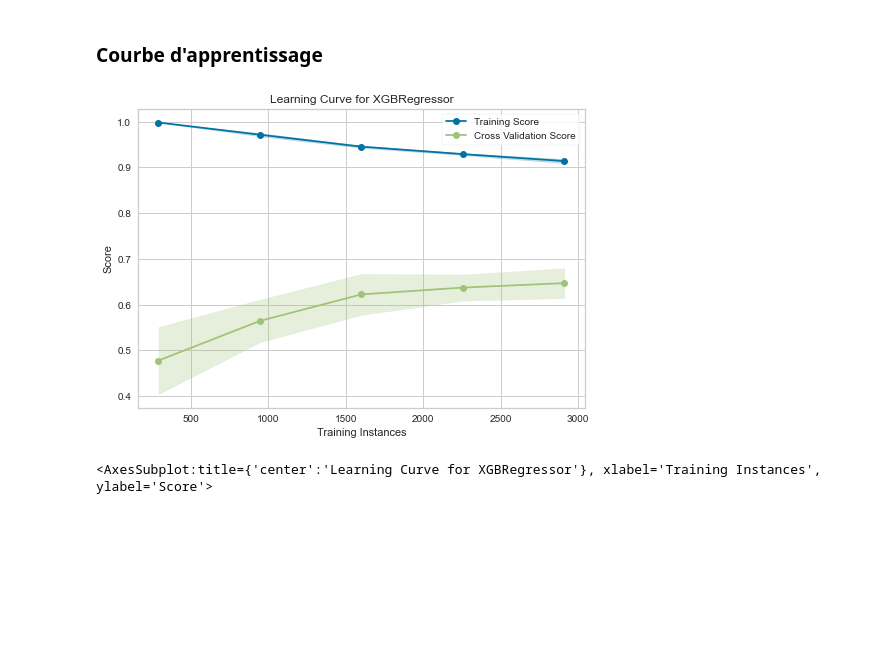
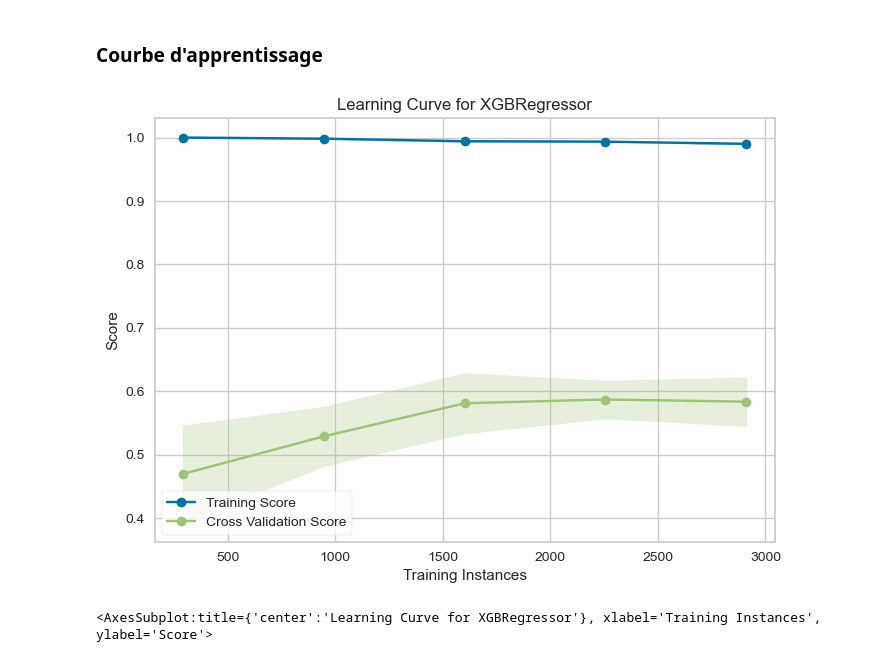
Before and after one commit to WENDSONG/PROJET_IML_GROUPE_2, a Jupyter notebook: PROJET_IML_Groupe2.ipynb, the cells around one changed output. Drawn from its saved outputs; the diff is of its cells as text; code cells hidden in the pictures; blank space fills up the shorter version.

```diff
--- a/PROJET_IML_Groupe2.ipynb
+++ b/PROJET_IML_Groupe2.ipynb
@@ -350,9 +416,11 @@ log_y.describe().T
 ### One Hot Encoding
 * Encodage de la variable city par la methode du one hot encoding
 # %%
-##encodage de la variable city
+## encodage de la variable  qualitative city
 
-X = pd.get_dummies(X, columns= ['city'])
-print(f'X.shape: {X.shape}')
-X.head()
+var_Qual_Encode = pd.get_dummies(var_Qual)
+vecteur = range(len(var_num))
+var_Qual_Encode = var_Qual_Encode.assign(nouvelle_variable = vecteur)
+print(f'var_Qual_Encode.shape: {var_Qual_Encode.shape}')
+var_Qual_Encode.head()
 # %% [output]
@@ -368,9 +436,13 @@ X.shape: (4551, 52)
 
 * Standardisation de X par la methode du RobusteScaler
 # %%
-## standardization de X
+## standardization des variables quantitatives (var_num)
 
 scaler = RobustScaler()
-X = scaler.fit_transform(X)
-pd.DataFrame(X).head()
+var_num_standar = scaler.fit_transform(var_num)
+var_num_standar = pd.DataFrame(var_num_standar, columns= ['bedrooms', 'bathrooms', 'sqft_living', 'floors', 'waterfront', 'view',
+       'sqft_above', 'sqft_basement'])
+var_num_standar = var_num_standar.assign(nouvelle_variable = vecteur)
+print(f'var_num_standar.shape:{var_num_standar.shape}')
+var_num_standar.head()
 # %% [output]
@@ -382,0 +456,6 @@ pd.DataFrame(X).head()
+# %%
+## jointure de var_num_standar et var_Qual_Encode pour creer la base final pour la modélisation
+
+X = pd.merge(var_num_standar, var_Qual_Encode, on='nouvelle_variable')
+print(f'X.shape:{X.shape}')
+X.head()
@@ -382,0 +470,4 @@ pd.DataFrame(X).head()
+# %%
+X = X.drop('nouvelle_variable', axis = 1)
+print(f'X.shape:{X.shape}')
+X.head()
@@ -624,9 +816,9 @@ plt.show()
 # %% [markdown]
 ###  Courbe d'apprentissage
 # %%
-model = LearningCurve(XGBRegressor(), scoring = 'r2')
+model = LearningCurve(XGBRegressor(n_estimators = 2500), scoring = 'r2')
 model.fit(X_train, Y_train)
 model.show()
 # %% [output]
-[figure, old version]
+[figure, new version]
 <AxesSubplot:title={'center':'Learning Curve for XGBRegressor'}, xlabel='Training Instances', ylabel='Score'>
```
Also changed, not shown: parts of 31 cells of this notebook.
